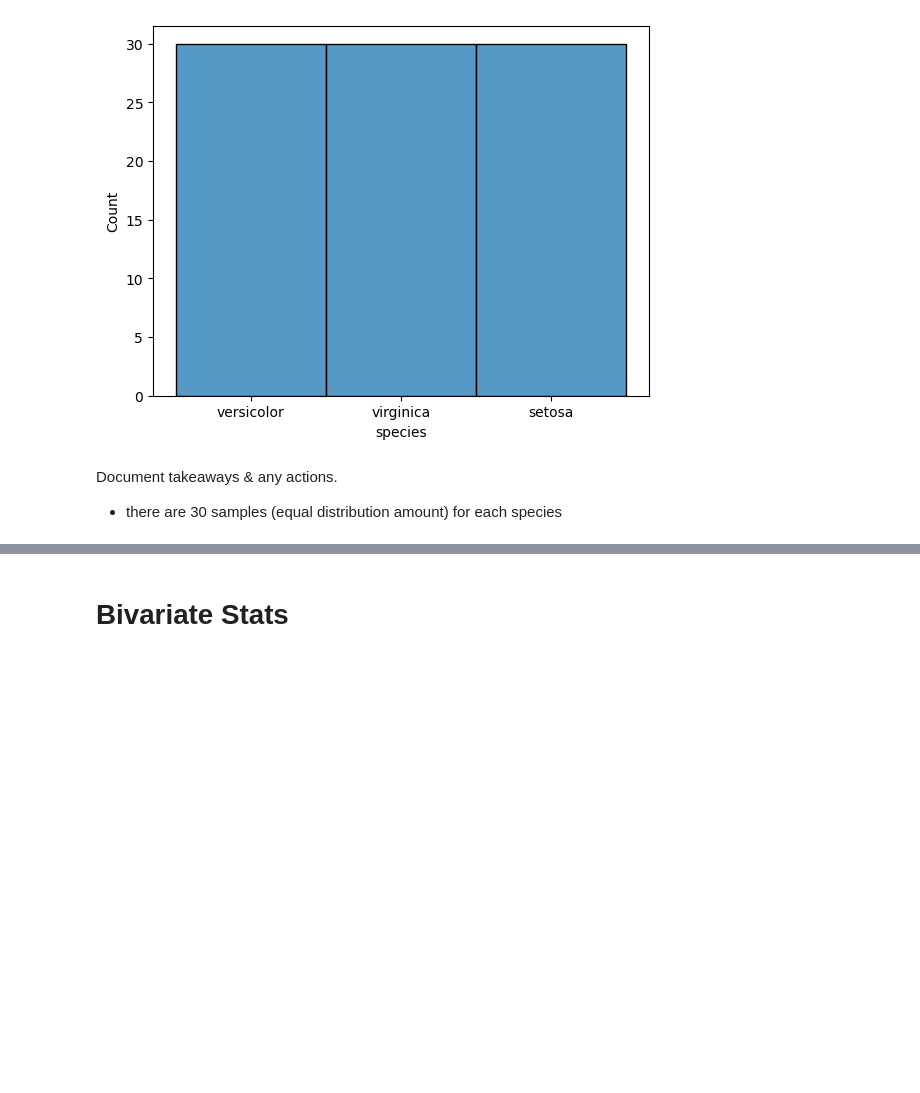
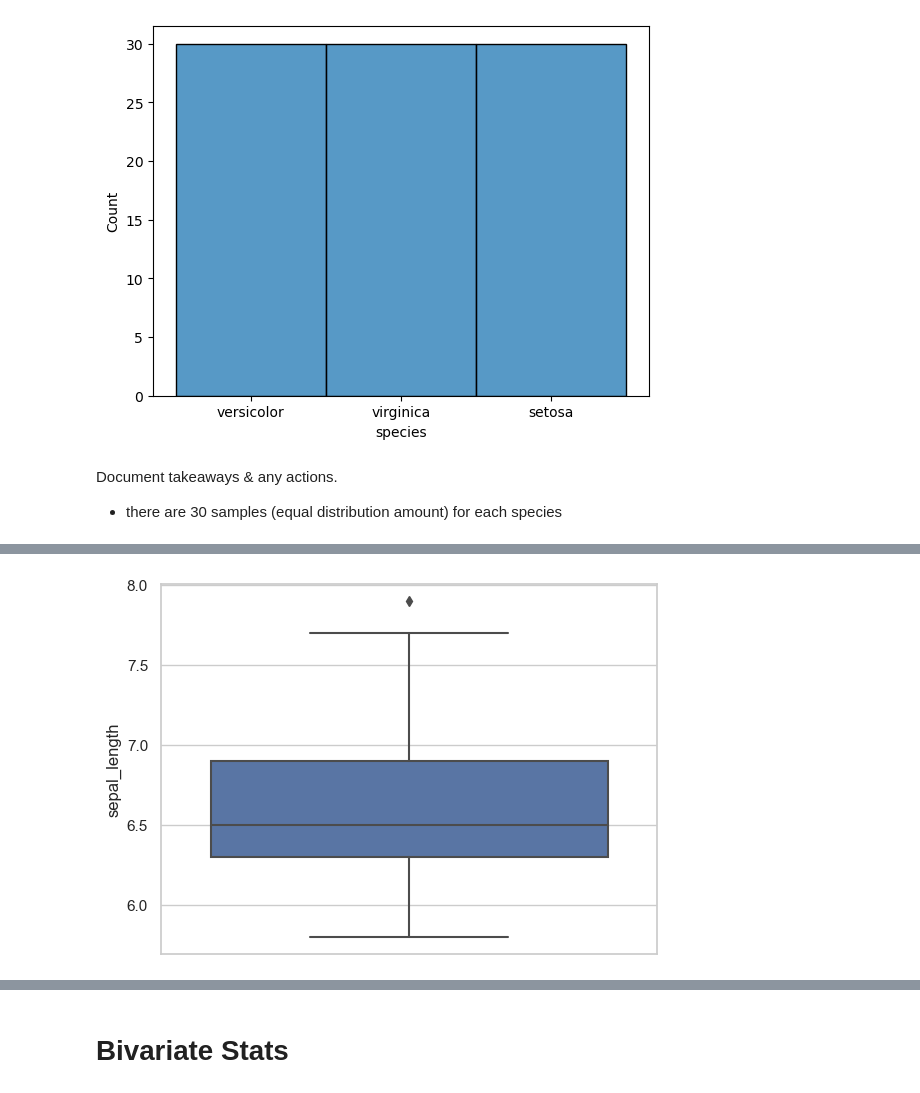
Before and after one commit to Andrew-Casey/classification_exercises, a Jupyter notebook: classification_exercises.ipynb, the cells around one changed output, grey strips where cells are left out. Drawn from its saved outputs; the diff is of its cells as text; code cells hidden in the pictures; blank space fills up the shorter version.

```diff
--- a/classification_exercises.ipynb
+++ b/classification_exercises.ipynb
@@ -1301,2 +1320,7 @@ versicolor_sepal_length.hist()
+# %%
+sns.boxplot(y=virginica_sepal_length)
+plt.show()
+# %% [output]
+[figure, added]
 # %%
 virginica_sepal_length.hist()
```
Also changed, not shown: parts of 45 cells of this notebook, 1 other file.
